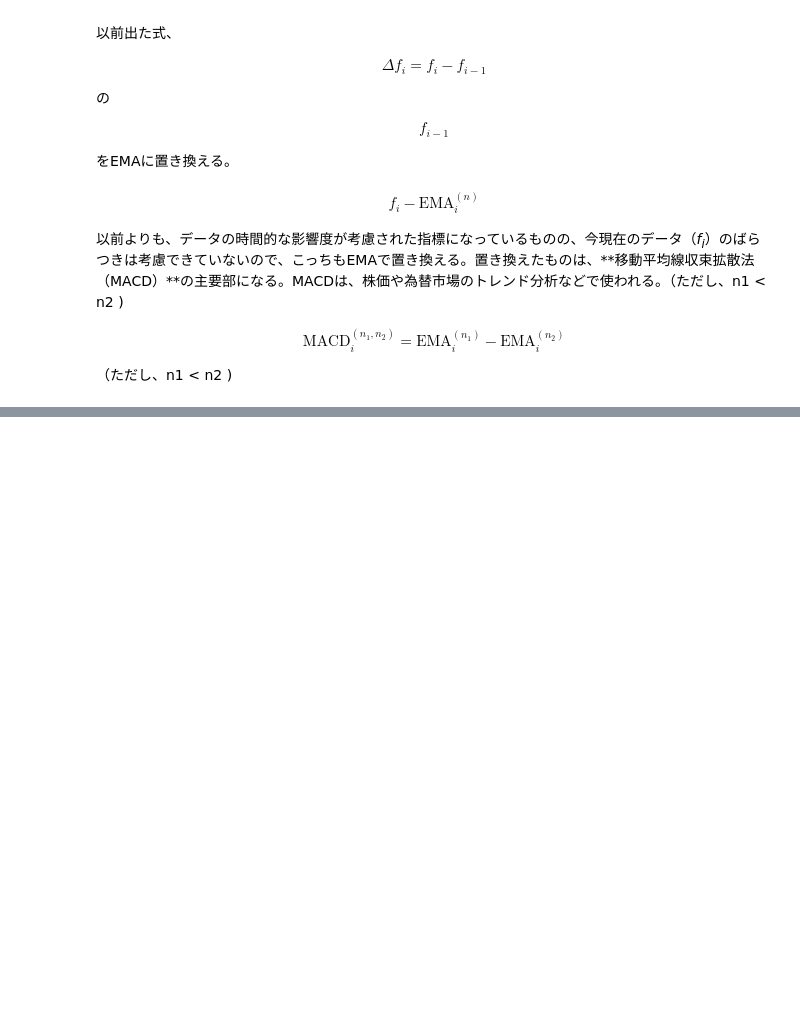
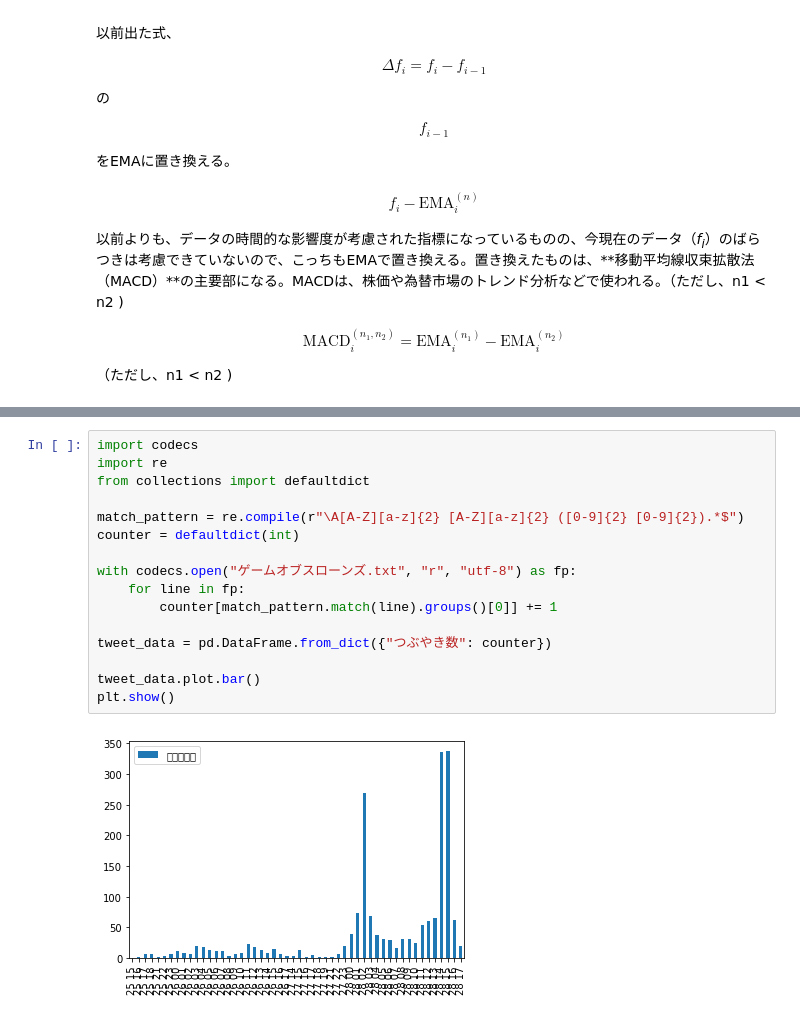
Before and after one commit to NPoi/onsha_heisha-webdataml, a Jupyter notebook: Chapter2.ipynb, the cells around one changed output, grey strips where cells are left out. Cells and saved outputs as stored; diff of their text form; blank space fills up the shorter version.

```diff
--- a/Chapter2.ipynb
+++ b/Chapter2.ipynb
@@ -237,0 +238,18 @@ plt.show()
+# %%
+import codecs
+import re
+from collections import defaultdict
+
+match_pattern = re.compile(r"\A[A-Z][a-z]{2} [A-Z][a-z]{2} ([0-9]{2} [0-9]{2}).*$")
+counter = defaultdict(int)
+
+with codecs.open("ゲームオブスローンズ.txt", "r", "utf-8") as fp:
+    for line in fp:
+        counter[match_pattern.match(line).groups()[0]] += 1
+
+tweet_data = pd.DataFrame.from_dict({"つぶやき数": counter})
+
+tweet_data.plot.bar()
+plt.show()
+# %% [output]
+[figure, added]
```
Also changed, not shown: parts of 5 cells of this notebook, 1 other file.
